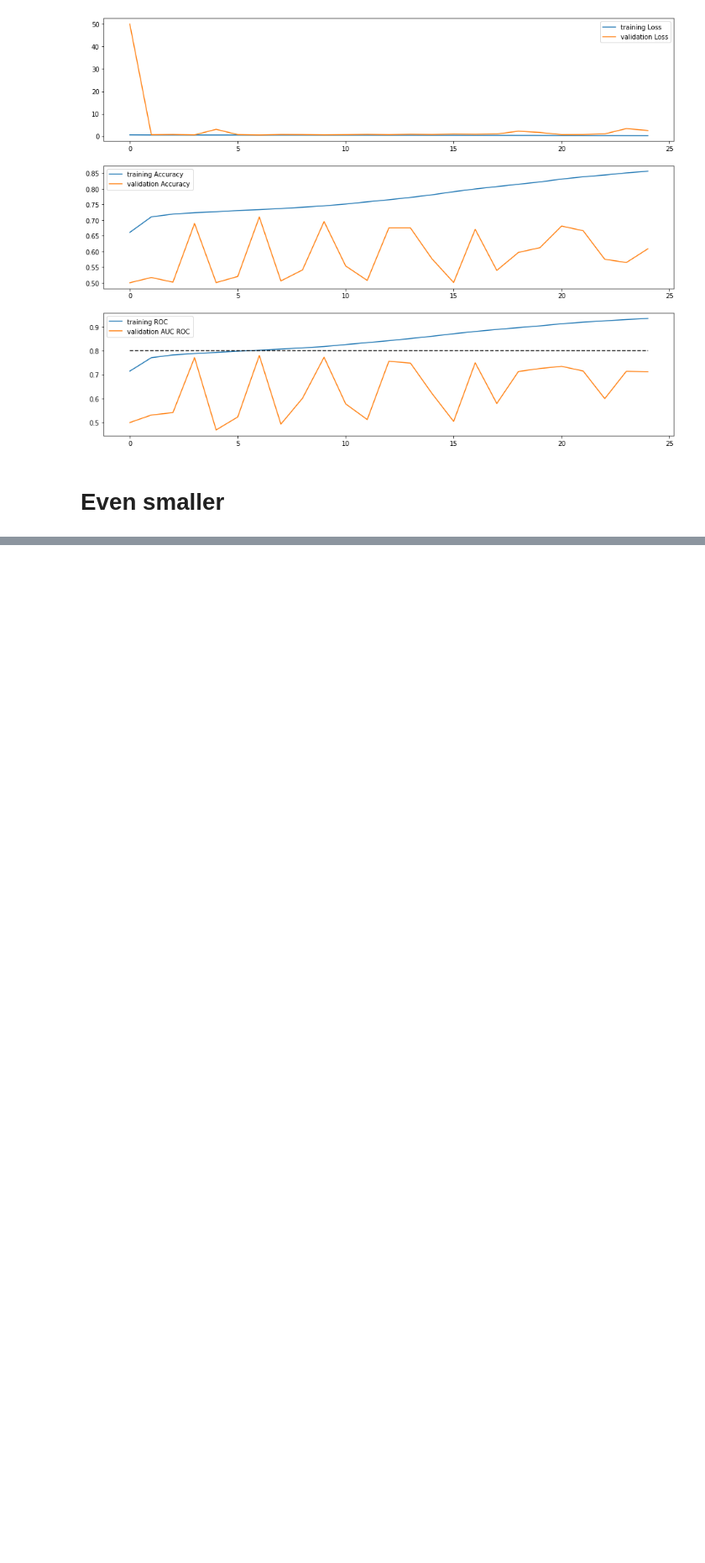
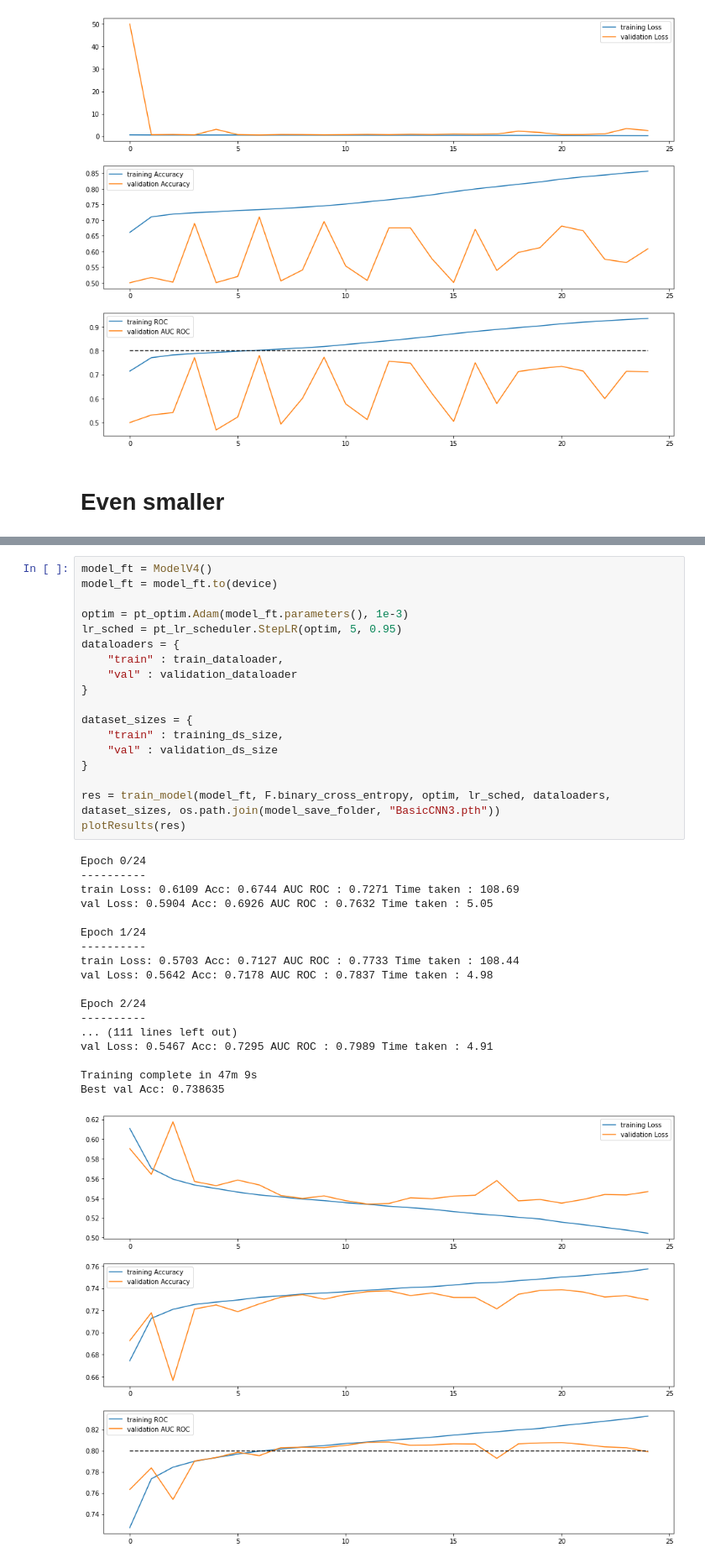
Before and after one commit to mlewandowski0/E2E_2023, a Jupyter notebook: Task1_pytorch_lower_mem.ipynb, the cells around one changed output, grey strips where cells are left out. Shown at 84% size. Saved outputs shown, nothing was run; the diff lists cells and outputs as text; blank space fills up the shorter version.

```diff
--- a/Task1_pytorch_lower_mem.ipynb
+++ b/Task1_pytorch_lower_mem.ipynb
@@ -886,0 +994,37 @@ plotResults(simple_res)
+# %%
+model_ft = ModelV4()
+model_ft = model_ft.to(device)
+
+optim = pt_optim.Adam(model_ft.parameters(), 1e-3)
+lr_sched = pt_lr_scheduler.StepLR(optim, 5, 0.95)
+dataloaders = {
+    "train" : train_dataloader,
+    "val" : validation_dataloader
+}
+
+dataset_sizes = {
+    "train" : training_ds_size,
+    "val" : validation_ds_size
+}
+
+res = train_model(model_ft, F.binary_cross_entropy, optim, lr_sched, dataloaders, dataset_sizes, os.path.join(model_save_folder, "BasicCNN3.pth"))
+plotResults(res)
+# %% [output]
+Epoch 0/24
+----------
+train Loss: 0.6109 Acc: 0.6744 AUC ROC : 0.7271 Time taken : 108.69
+val Loss: 0.5904 Acc: 0.6926 AUC ROC : 0.7632 Time taken : 5.05
+
+Epoch 1/24
+----------
+train Loss: 0.5703 Acc: 0.7127 AUC ROC : 0.7733 Time taken : 108.44
+val Loss: 0.5642 Acc: 0.7178 AUC ROC : 0.7837 Time taken : 4.98
+
+Epoch 2/24
+----------
+... (111 lines left out)
+val Loss: 0.5467 Acc: 0.7295 AUC ROC : 0.7989 Time taken : 4.91
+
+Training complete in 47m 9s
+Best val Acc: 0.738635
+[figure, added]
```
Also changed, not shown: parts of 16 cells of this notebook, 2 other files.
